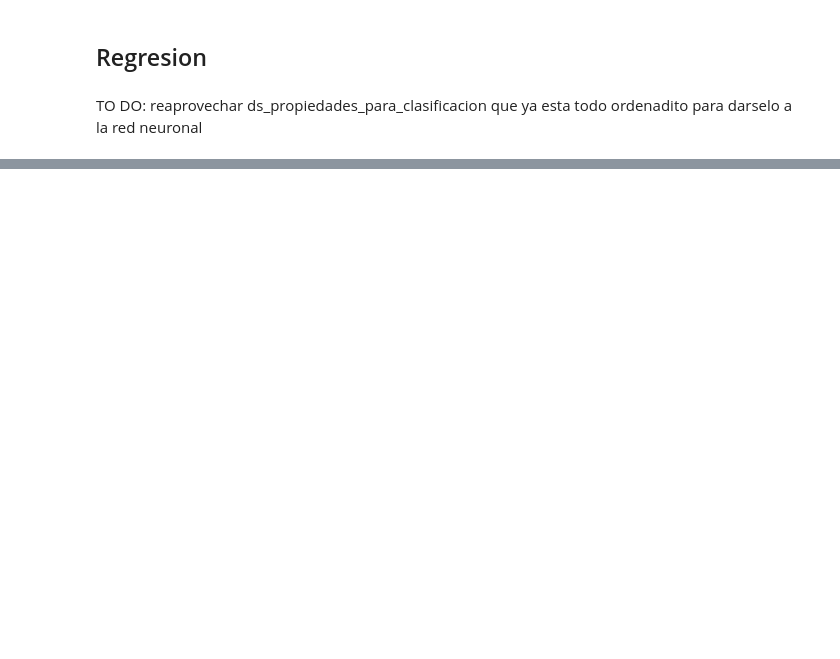
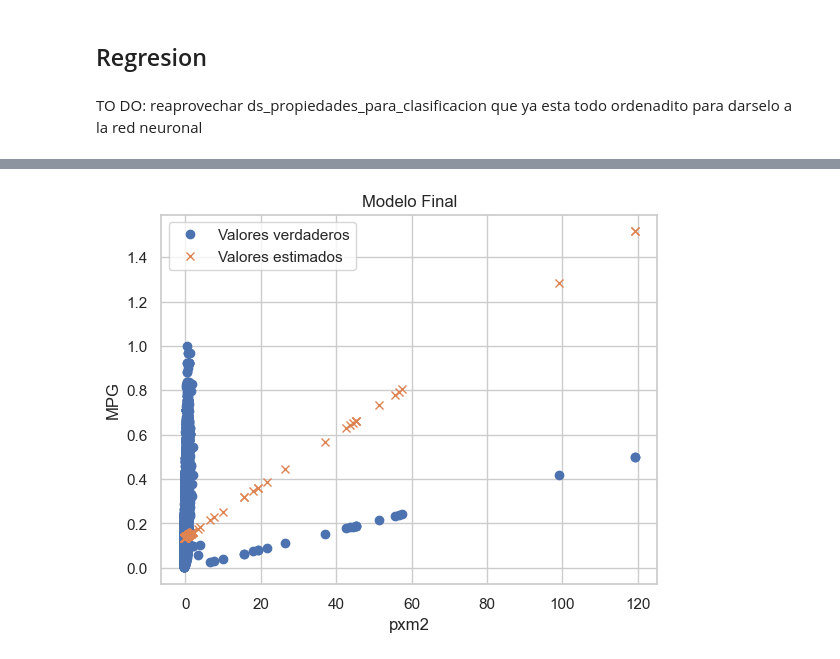
Before and after one commit to franjuarez/7506R-2C2022-GRUPO21, a Jupyter notebook: TP2/7506R_TP2_GRUPO21_ENTREGA.ipynb, the cells around one changed output, grey strips where cells are left out. Drawn from its saved outputs; the diff is of its cells as text; code cells hidden in the pictures; blank space fills up the shorter version.

```diff
--- a/TP2/7506R_TP2_GRUPO21_ENTREGA.ipynb
+++ b/TP2/7506R_TP2_GRUPO21_ENTREGA.ipynb
@@ -556,0 +647,8 @@ TO DO: reaprovechar ds_propiedades_para_clasificacion que ya esta todo ordenadit
+# %%
+modelo1.compile(
+  optimizer=keras.optimizers.SGD(learning_rate=0.001),
+  loss='mse',
+  metrics=['mae'],
+)
+# %%
+modelo1.fit(x_train_transform,y_train,epochs=50,batch_size=85,verbose=True)
@@ -556,0 +674,3 @@ TO DO: reaprovechar ds_propiedades_para_clasificacion que ya esta todo ordenadit
+# %%
+plot_regression(modelo1,x_train_transform,y_train,title=f"Modelo Final",xlabel=variable_predictora,ylabel="MPG")
+# %% [output]
@@ -556,0 +678 @@ TO DO: reaprovechar ds_propiedades_para_clasificacion que ya esta todo ordenadit
+[figure, added]
```
Also changed, not shown: parts of 29 cells of this notebook, 10 other files.
